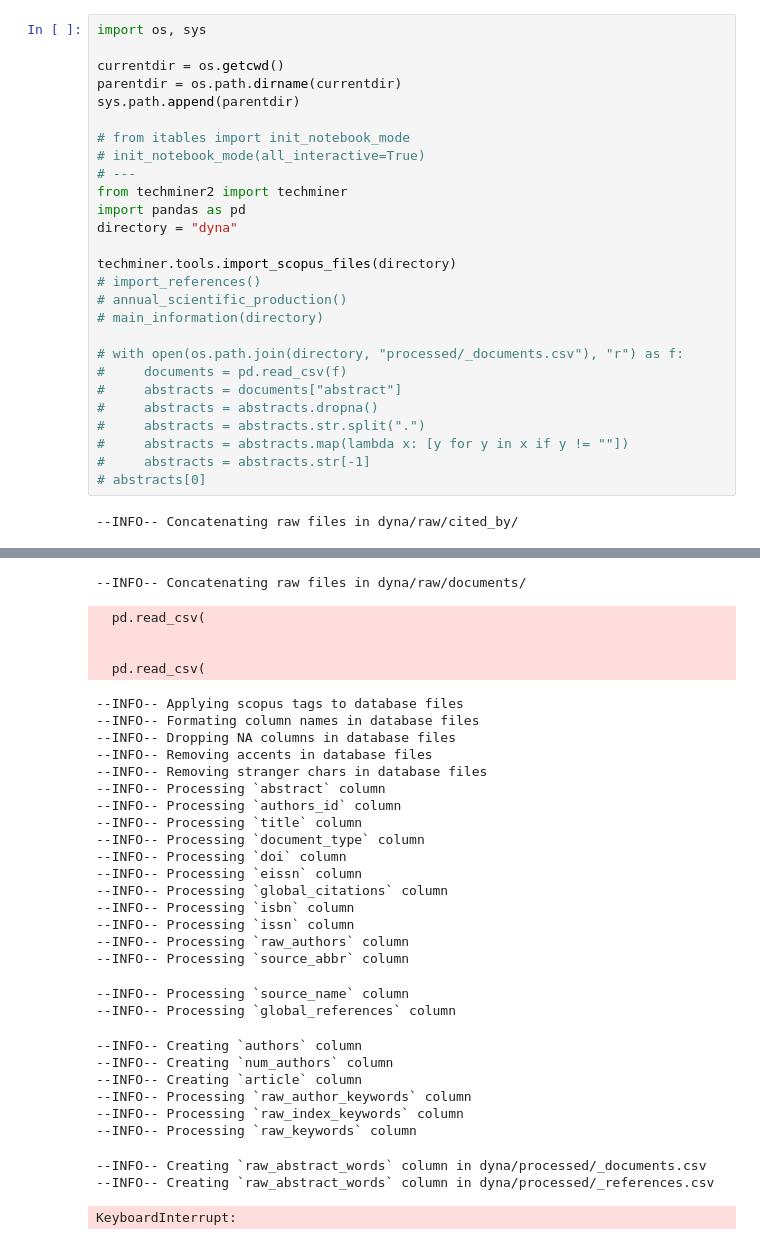
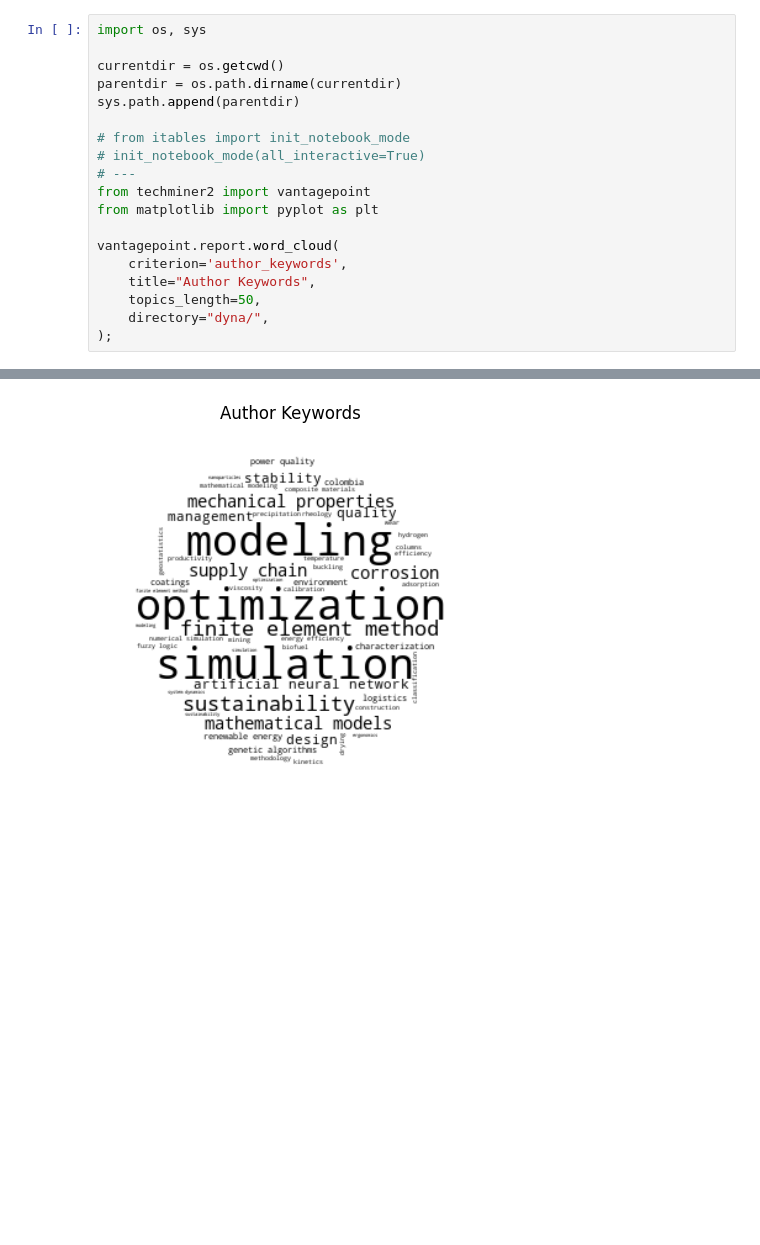
Before and after one commit to jdvelasq/techminer2, a Jupyter notebook: data/_debug.ipynb, the cells around one changed output, grey strips where cells are left out. Cells and saved outputs as stored; diff of their text form; blank space fills up the shorter version.

```diff
--- a/data/_debug.ipynb
+++ b/data/_debug.ipynb
@@ -8,22 +8,13 @@ sys.path.append(parentdir)
 # from itables import init_notebook_mode
 # init_notebook_mode(all_interactive=True)
 # ---
-from techminer2 import techminer
-import pandas as pd
-directory = "dyna"
+from techminer2 import vantagepoint
+from matplotlib import pyplot as plt
 
-techminer.tools.import_scopus_files(directory)
-# import_references()
-# annual_scientific_production()
-# main_information(directory)
-
-# with open(os.path.join(directory, "processed/_documents.csv"), "r") as f:
-#     documents = pd.read_csv(f)
-#     abstracts = documents["abstract"]
-#     abstracts = abstracts.dropna()
-#     abstracts = abstracts.str.split(".")
-#     abstracts = abstracts.map(lambda x: [y for y in x if y != ""])
-#     abstracts = abstracts.str[-1]
-# abstracts[0]
+vantagepoint.report.word_cloud(
+    criterion='author_keywords',
+    title="Author Keywords",
+    topics_length=50,
+    directory="dyna/",
+);
 # %% [output]
---INFO-- Concatenating raw files in dyna/raw/cited_by/
@@ -58,32 +21 @@ techminer.tools.import_scopus_files(directory)
---INFO-- Concatenating raw files in dyna/raw/documents/
-  pd.read_csv(
-
-
-  pd.read_csv(
---INFO-- Applying scopus tags to database files
---INFO-- Formating column names in database files
---INFO-- Dropping NA columns in database files
---INFO-- Removing accents in database files
---INFO-- Removing stranger chars in database files
---INFO-- Processing `abstract` column
---INFO-- Processing `authors_id` column
---INFO-- Processing `title` column
---INFO-- Processing `document_type` column
---INFO-- Processing `doi` column
---INFO-- Processing `eissn` column
---INFO-- Processing `global_citations` column
---INFO-- Processing `isbn` column
---INFO-- Processing `issn` column
---INFO-- Processing `raw_authors` column
---INFO-- Processing `source_abbr` column
---INFO-- Processing `source_name` column
---INFO-- Processing `global_references` column
---INFO-- Creating `authors` column
---INFO-- Creating `num_authors` column
---INFO-- Creating `article` column
---INFO-- Processing `raw_author_keywords` column
---INFO-- Processing `raw_index_keywords` column
---INFO-- Processing `raw_keywords` column
---INFO-- Creating `raw_abstract_words` column in dyna/processed/_documents.csv
---INFO-- Creating `raw_abstract_words` column in dyna/processed/_references.csv
-KeyboardInterrupt:
+[figure, added]
```
Also changed, not shown: parts of 7 cells of this notebook.
